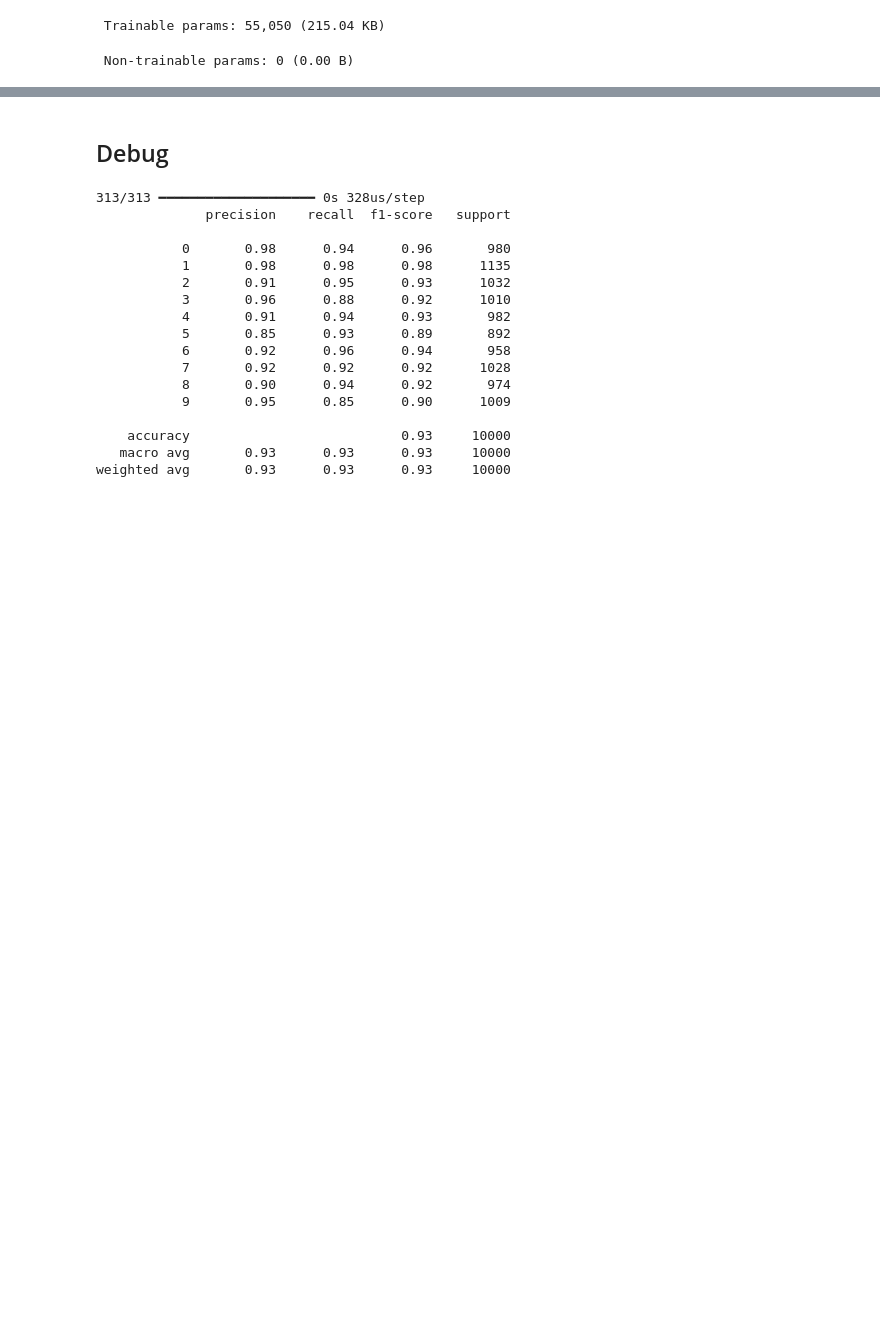
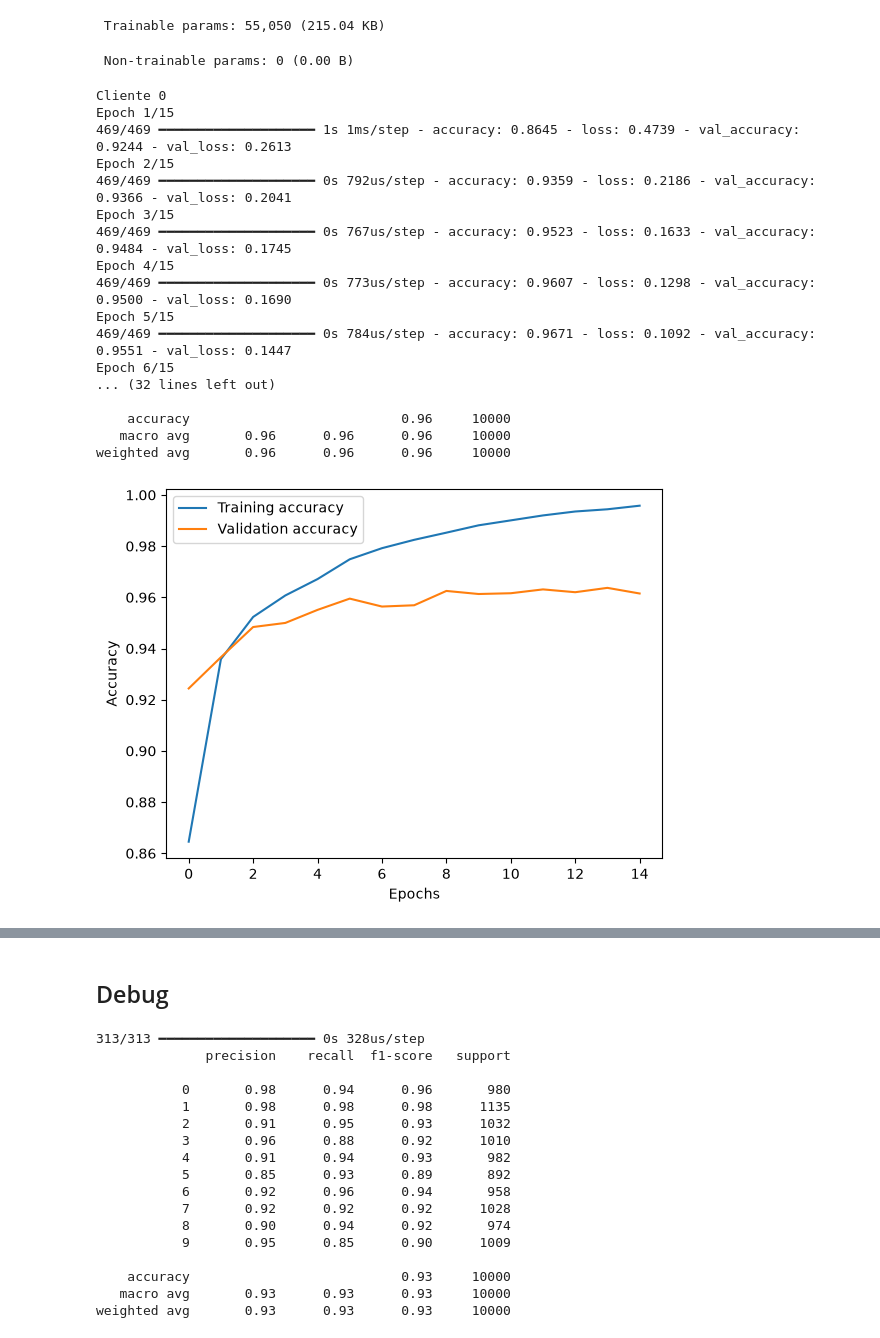
Before and after one commit to Samantha2503/Cloud_computing_equipo_2, a Jupyter notebook: Act_6/local_training_2.ipynb, the cells around one changed output, grey strips where cells are left out. Cells and saved outputs as stored; diff of their text form; code cells hidden in the pictures; blank space fills up the shorter version.

```diff
--- a/Act_6/local_training_2.ipynb
+++ b/Act_6/local_training_2.ipynb
@@ -110,3 +110,49 @@ Model: "functional_4"
  Total params: 55,050 (215.04 KB)
  Trainable params: 55,050 (215.04 KB)
  Non-trainable params: 0 (0.00 B)
+# %%
+# Print todos los modelos locales entrenados
+from model_2 import build
+
+global_model = build.build_model()
+
+initial_weights = global_model.get_weights()
+
+for i in range(4):
+
+    print(f"\nCliente {i}")
+
+    x_local = np.load(f"x_client_{i}.npy")
+    y_local = np.load(f"y_client_{i}.npy")
+
+    local_model = build.build_model()
+    local_model.set_weights(initial_weights)
+
+    train_and_verify(
+        local_model,
+        x_local,
+        y_local,
+        15,
+        x_test,
+        y_test,
+        f"lmodel_{i}.keras"
+    )
+# %% [output]
+Cliente 0
+Epoch 1/15
+469/469 ━━━━━━━━━━━━━━━━━━━━ 1s 1ms/step - accuracy: 0.8645 - loss: 0.4739 - val_accuracy: 0.9244 - val_loss: 0.2613
+Epoch 2/15
+469/469 ━━━━━━━━━━━━━━━━━━━━ 0s 792us/step - accuracy: 0.9359 - loss: 0.2186 - val_accuracy: 0.9366 - val_loss: 0.2041
+Epoch 3/15
+469/469 ━━━━━━━━━━━━━━━━━━━━ 0s 767us/step - accuracy: 0.9523 - loss: 0.1633 - val_accuracy: 0.9484 - val_loss: 0.1745
+Epoch 4/15
+469/469 ━━━━━━━━━━━━━━━━━━━━ 0s 773us/step - accuracy: 0.9607 - loss: 0.1298 - val_accuracy: 0.9500 - val_loss: 0.1690
+Epoch 5/15
+469/469 ━━━━━━━━━━━━━━━━━━━━ 0s 784us/step - accuracy: 0.9671 - loss: 0.1092 - val_accuracy: 0.9551 - val_loss: 0.1447
+Epoch 6/15
+... (32 lines left out)
+
+    accuracy                           0.96     10000
+   macro avg       0.96      0.96      0.96     10000
+weighted avg       0.96      0.96      0.96     10000
+[figure, added]
```
Also changed, not shown: parts of 2 cells of this notebook.
